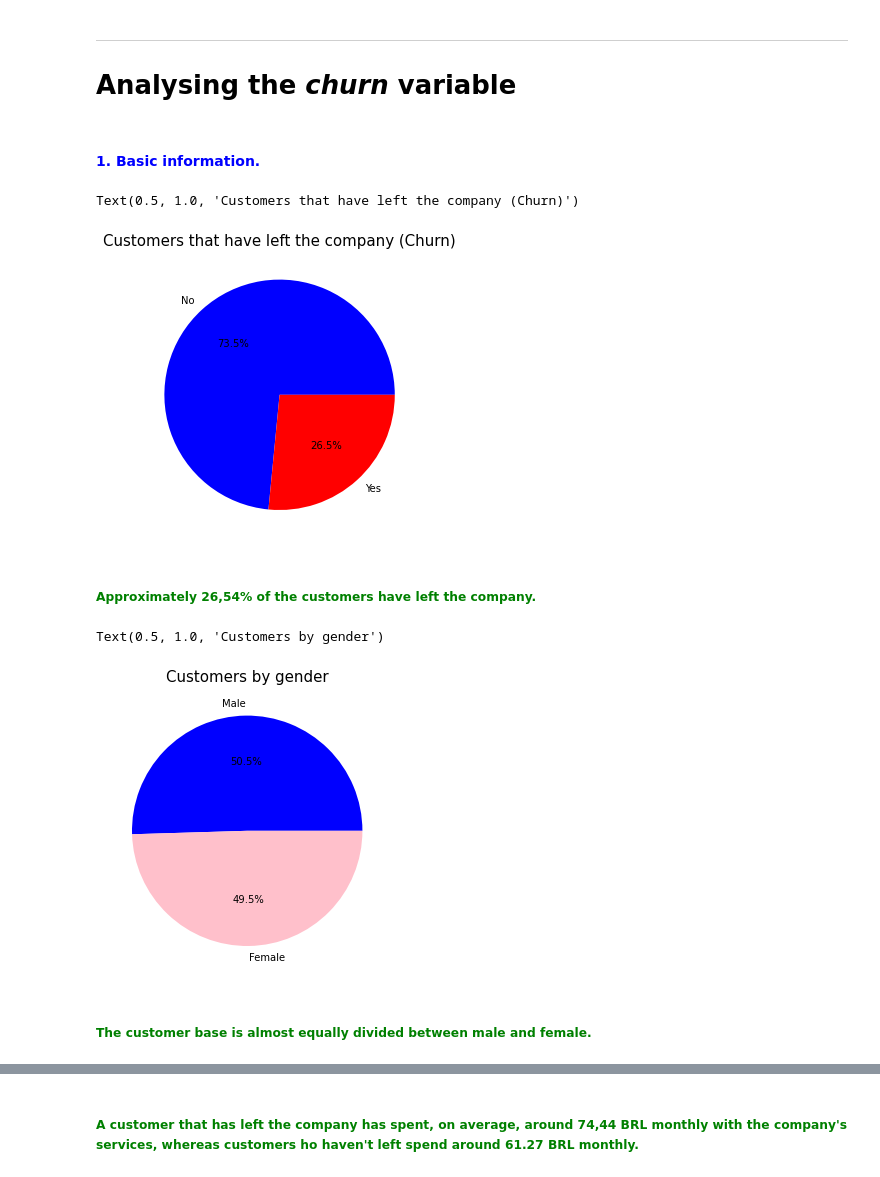
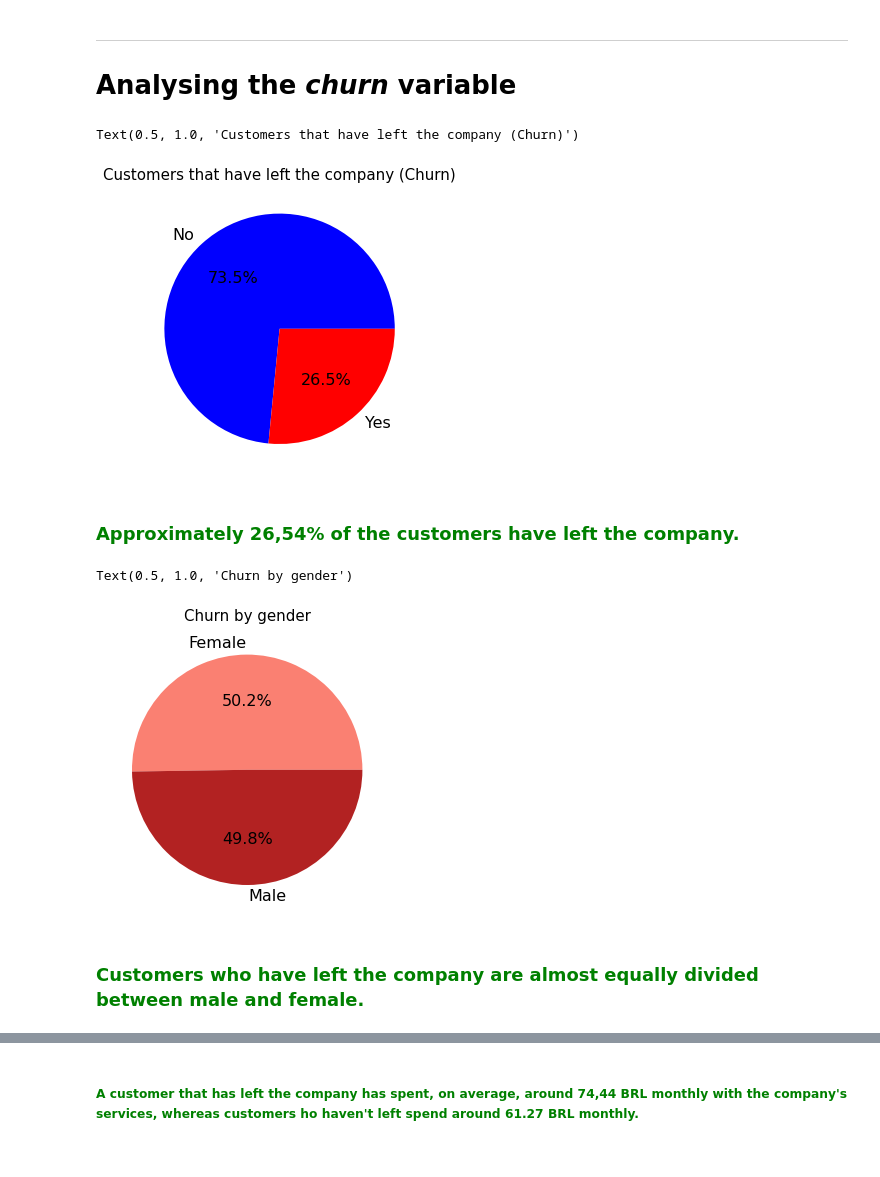
Before and after one commit to LupiVolpi/alura_challenge_data_science, a Jupyter notebook: week_2_Analysing_Visualizing_and_Drawing_Insights_from_the_dataset/alura_challenge_data_science_week_2.ipynb, the cells around one changed output, grey strips where cells are left out. Drawn from its saved outputs; the diff is of its cells as text; code cells hidden in the pictures.

```diff
--- a/week_2_Analysing_Visualizing_and_Drawing_Insights_from_the_dataset/alura_challenge_data_science_week_2.ipynb
+++ b/week_2_Analysing_Visualizing_and_Drawing_Insights_from_the_dataset/alura_challenge_data_science_week_2.ipynb
@@ -66,31 +128,29 @@ data_treated.head(5)
 # %% [markdown]
 ---
 # Analysing the *churn* variable
-# %% [markdown]
-#### <font color = "Blue"> 1. Basic information.
 # %%
-fig1 = plt.figure(figsize = (5, 4))
-axis1 = fig1.add_axes([0, 0, 1, 1])
+fig = plt.figure(figsize = (5, 4)) # Creating an empty Matplotlib figure
+axis = fig.add_axes([0, 0, 1, 1]) # Adding an empty axis onto which the graph will be plotted
 
-labels = data_treated["churn"].value_counts().index
+labels = data_treated["churn"].value_counts().index # Creating the labels
 
-axis1.pie(data_treated["churn"].value_counts(normalize = True).round(decimals = 4) * 100, labels = labels, colors = ["blue", "red"], autopct = "%.1f%%")
-axis1.set_title("Customers that have left the company (Churn)", fontsize = 15, pad = 5)
+axis.pie(data_treated["churn"].value_counts(normalize = True).round(decimals = 4) * 100, labels = labels, colors = ["blue", "red"], autopct = "%.1f%%", textprops={'fontsize': 16}) # Plotting the pie chart
+axis.set_title("Customers that have left the company (Churn)", fontsize = 15, pad = 5) # Setting the title
 # %% [output]
 Text(0.5, 1.0, 'Customers that have left the company (Churn)')
-[figure, old version]
+[figure, new version]
 # %% [markdown]
-##### <font color = "Green"> Approximately 26,54% of the customers have left the company.
+### <font color = "Green"> Approximately 26,54% of the customers have left the company.
 # %%
-fig2 = plt.figure(figsize = (5, 4))
-axis2 = fig2.add_axes([0, 0, 1, 1])
+fig = plt.figure(figsize = (5, 4)) # Creating an empty Matplotlib figure
+axis = fig.add_axes([0, 0, 1, 1]) # Adding an empty axis onto which the graph will be plotted
 
-labels = data_treated["gender"].value_counts().index
+labels = data_treated.query("churn == 'Yes'")["gender"].value_counts().index # Creating the labels
 
-axis2.pie(data_treated["gender"].value_counts(normalize = True).round(decimals = 4) * 100, labels = labels, colors = ["blue", "pink"], autopct = "%.1f%%")
-axis2.set_title("Customers by gender", fontsize = 15, pad = 5)
+axis.pie(data_treated.query("churn == 'Yes'")["gender"].value_counts(normalize = True).round(decimals = 4) * 100, labels = labels, autopct = "%.1f%%", colors = ["salmon", "firebrick"], textprops={'fontsize': 16}) # Plotting the pie chart
+axis.set_title("Churn by gender", fontsize = 15, pad = 5)# Setting the title
 # %% [output]
-Text(0.5, 1.0, 'Customers by gender')
+Text(0.5, 1.0, 'Churn by gender')
-[figure, old version]
+[figure, new version]
 # %% [markdown]
-##### <font color = "Green"> The customer base is almost equally divided between male and female.
+### <font color = "Green"> Customers who have left the company are almost equally divided between male and female.
```
Also changed, not shown: parts of 23 cells of this notebook.
